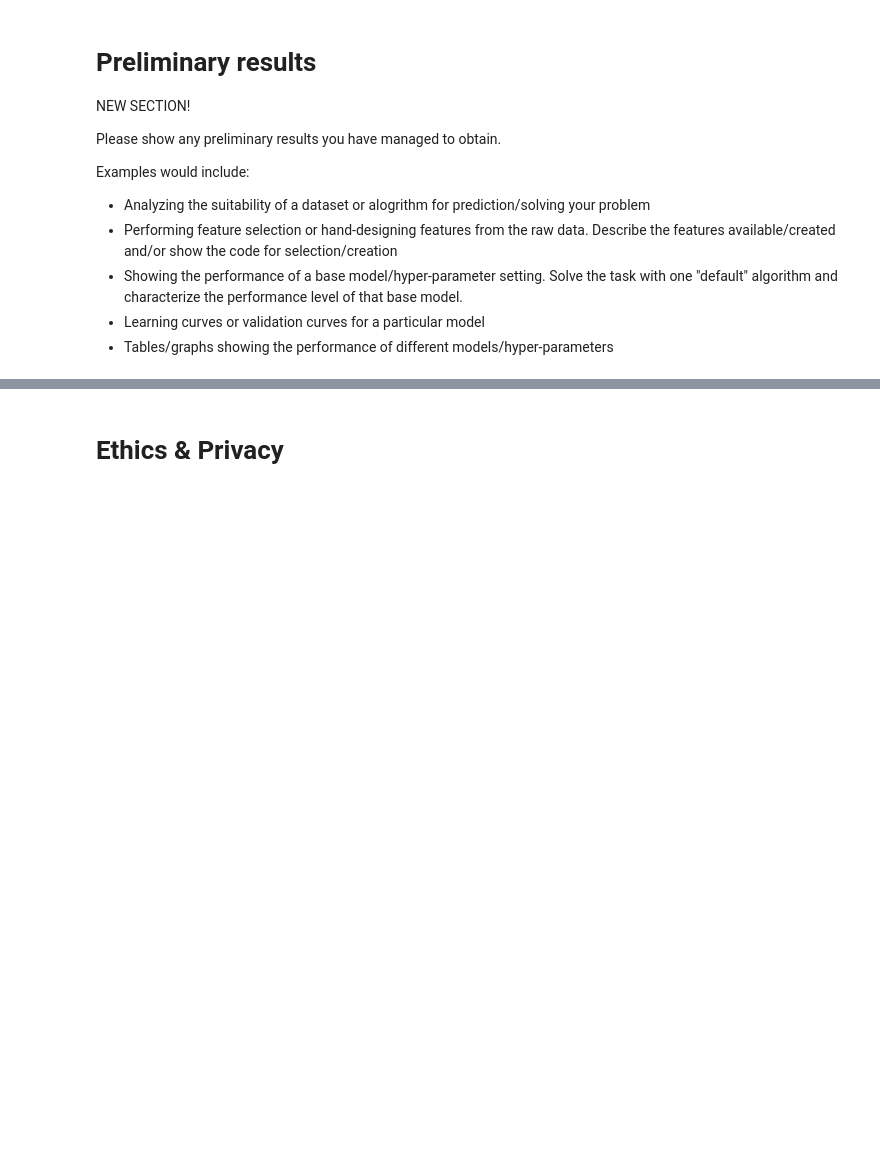
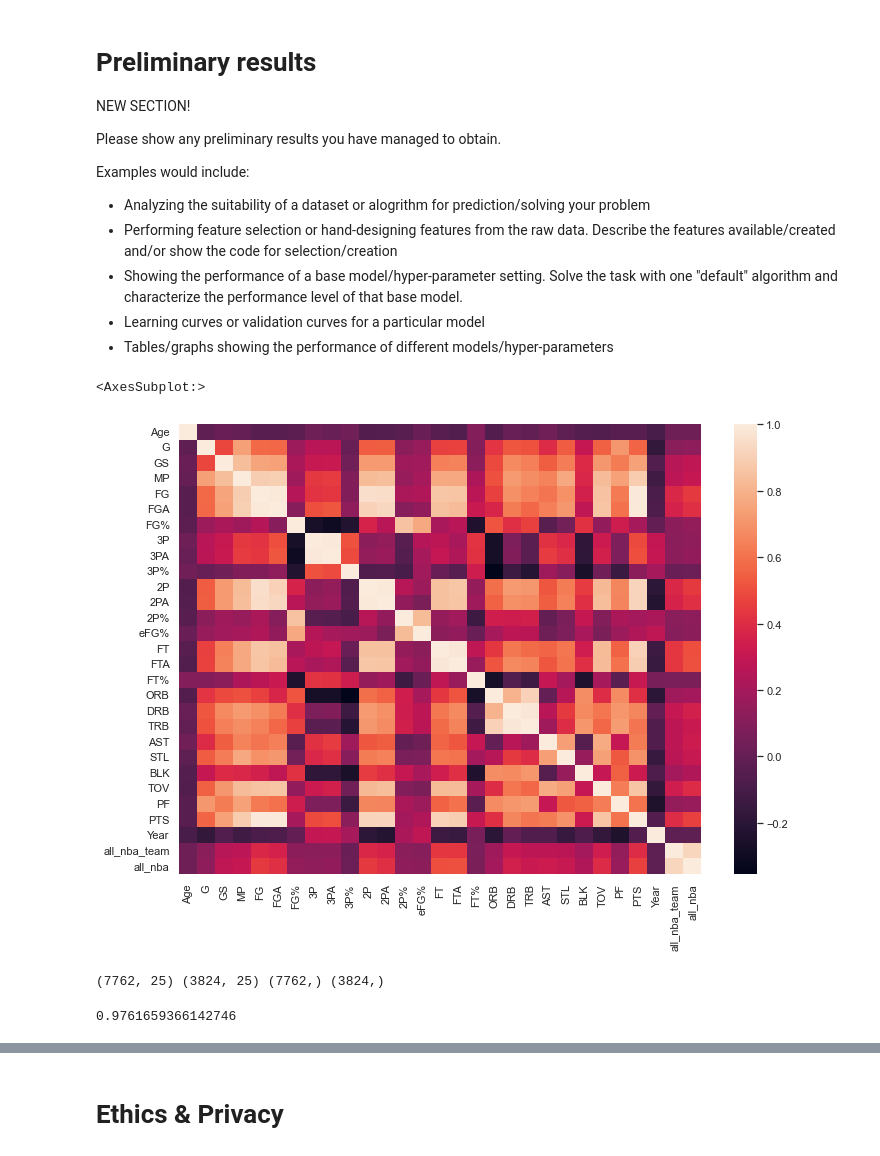
Before and after one commit to TheRealMambaz/Group036-Sp22, a Jupyter notebook: Checkpoint_group036.ipynb, the cells around one changed output, grey strips where cells are left out. Saved outputs shown, nothing was run; the diff lists cells and outputs as text; code cells hidden in the pictures; blank space fills up the shorter version.

```diff
--- a/Checkpoint_group036.ipynb
+++ b/Checkpoint_group036.ipynb
@@ -43,0 +127,4 @@ Please give the following infomration for each dataset you are using
+# %%
+# Assign dataframe to the merged dataframe created in the web scraping notebook
+
+df = merged_df
@@ -44,3 +138,7 @@ Please give the following infomration for each dataset you are using
+# %%
+# create column of class labels, 1 for All NBA, 0 for not
+
+df['all_nba'] = np.where(df['all_nba_team'] >= 1, 1, 0)
 # %% [markdown]
 # Proposed Solution
 Our soultion to our problem statement is to train a model on a set of various basketball statistics from players that have made All NBA in the past. We will use stats from players from 1989-1900 season all the way to the 2020-2021 season. The reason we will not used stats from before 1989 is because there were only 2 All NBA teams selected. After 1989 the league started selecting three All NBA teams. Using libraries such as pandas, numpy, and scikit learn, we would like to test various models on our set of basketball statistics in order to get a preditiction of whether or not a player should make All NBA team or not. Some of the models we are planning to test our soltuion on are logistic regression, random forest, KNN, and SVM to start. Using model selection we will be able to see how the different models we use on our data stack up against one another. From there we will be able to determine which model performs the best.  The solution to our model will be reproducible because as more and more NBA season happen we will be able to not only makes predictions on who should make All NBA, but also add the stats for the players that do make All NBA teams in the future to make our model stronger.
@@ -62,0 +169,6 @@ Examples would include:
+# %%
+sns.set(rc={'figure.figsize':(11.7,8.27)})
+sns.heatmap(df.corr())
+# %% [output]
+<AxesSubplot:>
+[figure, added]
@@ -62,0 +181,4 @@ Examples would include:
+# %%
+print(X_train.shape, X_test.shape, y_train.shape, y_test.shape)
+# %% [output]
+(7762, 25) (3824, 25) (7762,) (3824,)
@@ -62,0 +187,4 @@ Examples would include:
+# %%
+clf.score(X_train, y_train)
+# %% [output]
+0.9761659366142746
```
Also changed, not shown: parts of 23 cells of this notebook.
